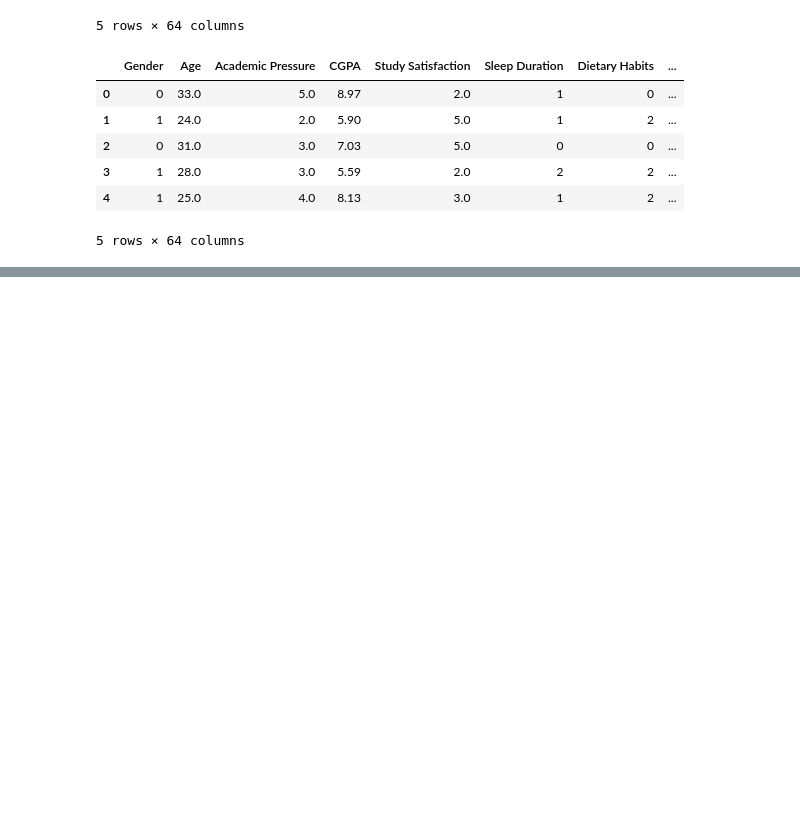
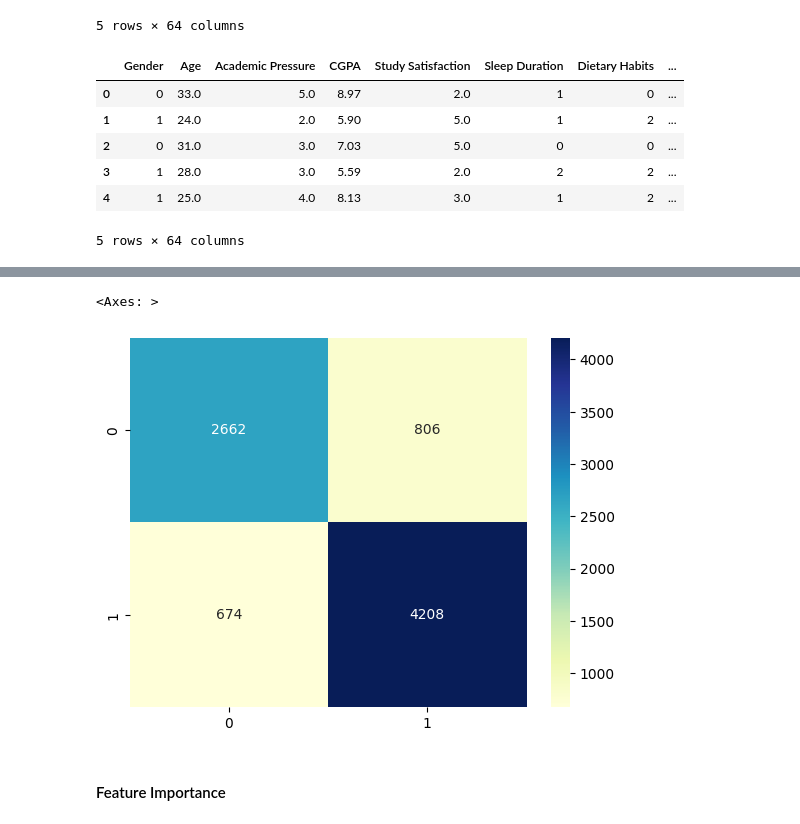
Before and after one commit to UPEN-Thaitiel/feature-engineering-Adiel-Delgado, a Jupyter notebook: Feature Engineering/Variable Imputation/Student_Depression_Imputations.ipynb, the cells around one changed output, grey strips where cells are left out. Drawn from its saved outputs; the diff is of its cells as text; code cells hidden in the pictures; blank space fills up the shorter version.

```diff
--- a/Feature Engineering/Variable Imputation/Student_Depression_Imputations.ipynb
+++ b/Feature Engineering/Variable Imputation/Student_Depression_Imputations.ipynb
@@ -579,0 +679,7 @@ df_encoded.head()
+# %%
+sns.heatmap(confusion_matrix(y_test, y_pred), annot= True, fmt="d", cmap="YlGnBu")
+# %% [output]
+<Axes: >
+[figure, added]
+# %% [markdown]
+#### Feature Importance
```
Also changed, not shown: parts of 28 cells of this notebook.
